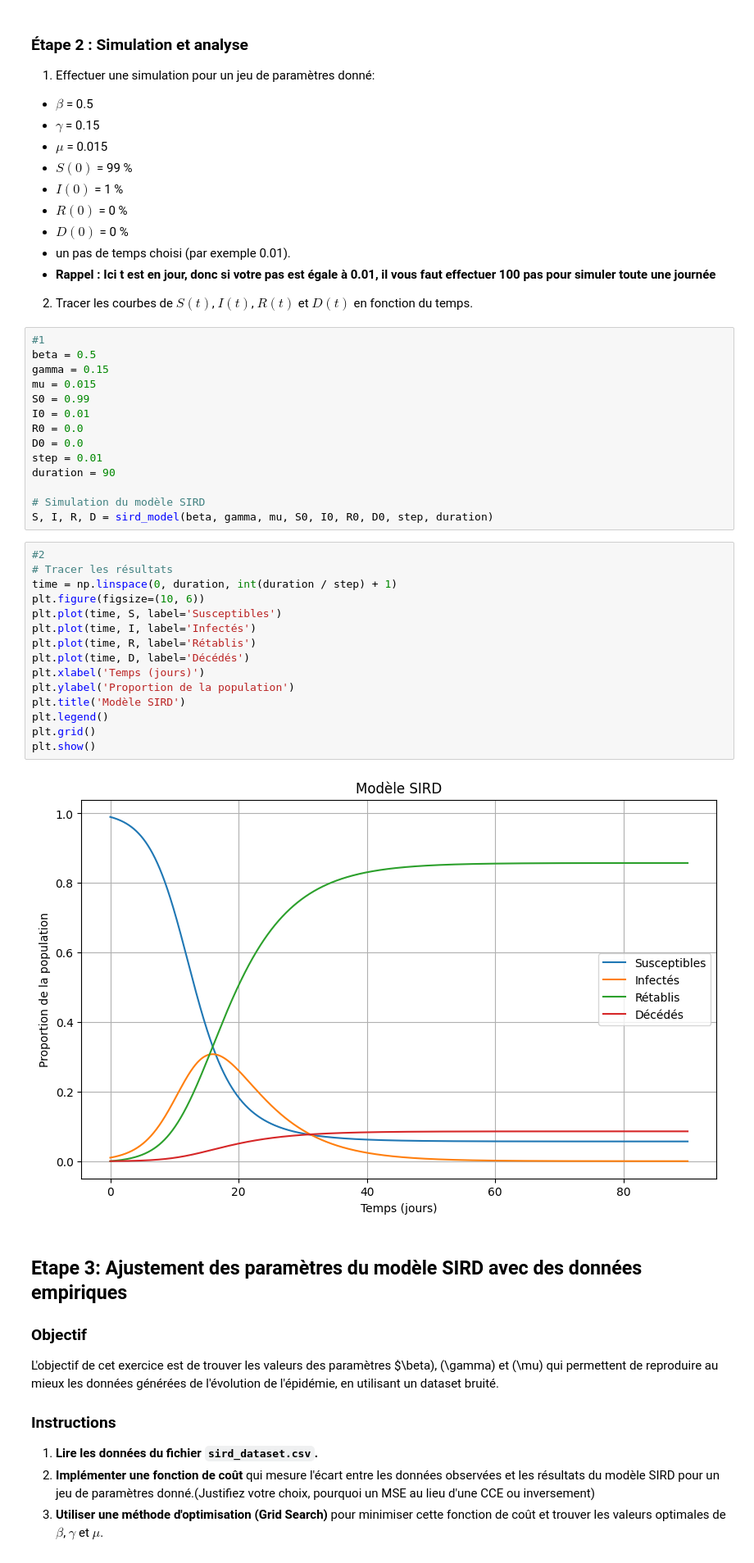
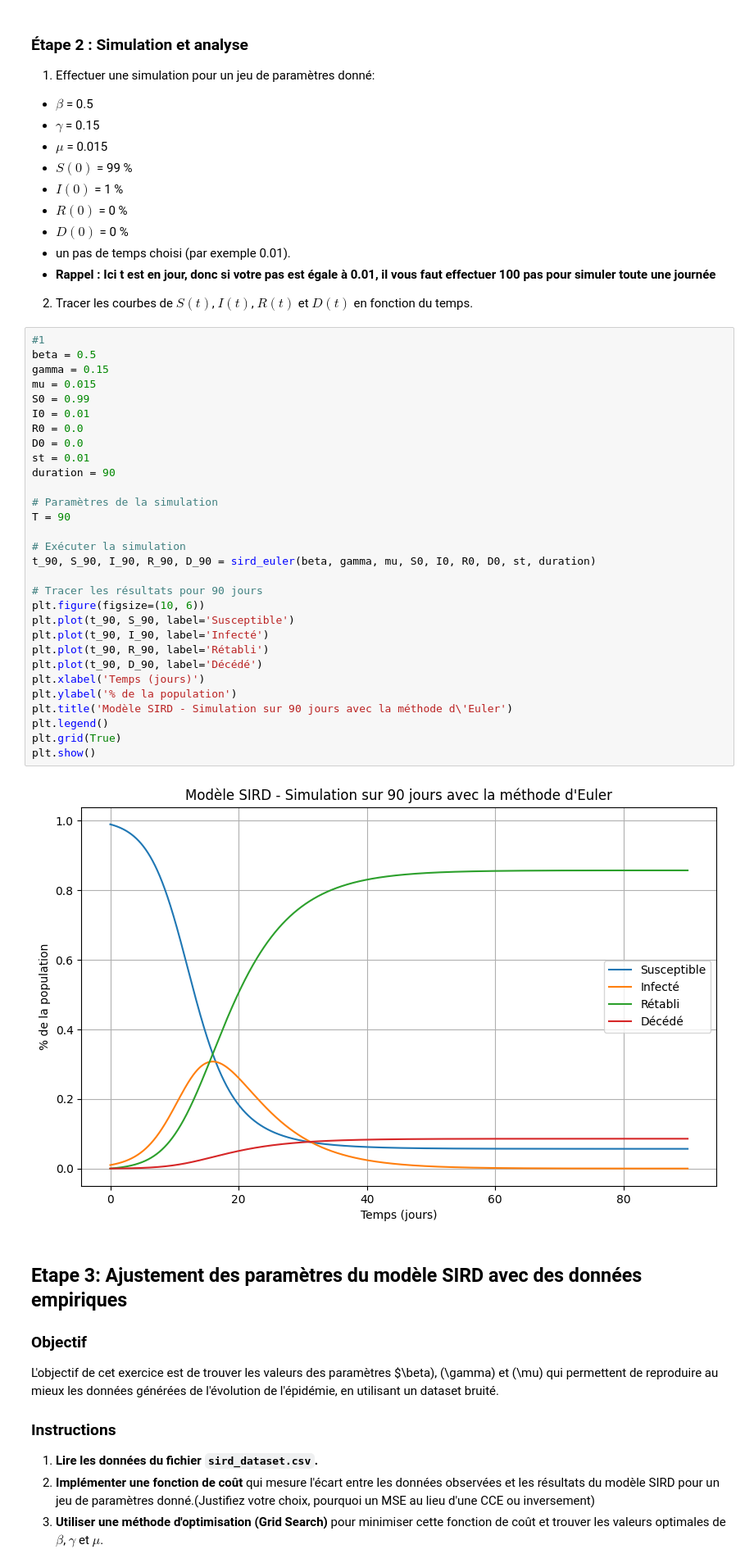
Before and after one commit to adem-mehdioui/Maths_Euler_Method, a Jupyter notebook: maths & data mining.ipynb, the cells around one changed output. Shown at 82% size. Saved outputs shown, nothing was run; the diff lists cells and outputs as text.

```diff
--- a/maths & data mining.ipynb
+++ b/maths & data mining.ipynb
@@ -79,37 +76,38 @@ def sird_model(beta, gamma, mu, S0, I0, R0, D0, step, duration):
 - un pas de temps choisi (par exemple 0.01).
 - **Rappel : Ici  t  est en jour, donc si votre pas est égale à 0.01, il vous faut effectuer 100 pas pour simuler toute une journée**
 2. Tracer les courbes de $S(t)$, $I(t)$, $R(t)$ et $D(t)$ en fonction du temps.
-# %%
-#1
-beta = 0.5
-gamma = 0.15
-mu = 0.015
-S0 = 0.99
-I0 = 0.01
-R0 = 0.0
-D0 = 0.0
-step = 0.01
-duration = 90
-
-# Simulation du modèle SIRD
-S, I, R, D = sird_model(beta, gamma, mu, S0, I0, R0, D0, step, duration)
-# %%
-#2
-# Tracer les résultats
-time = np.linspace(0, duration, int(duration / step) + 1)
-plt.figure(figsize=(10, 6))
-plt.plot(time, S, label='Susceptibles')
-plt.plot(time, I, label='Infectés')
-plt.plot(time, R, label='Rétablis')
-plt.plot(time, D, label='Décédés')
-plt.xlabel('Temps (jours)')
-plt.ylabel('Proportion de la population')
-plt.title('Modèle SIRD')
-plt.legend()
-plt.grid()
-plt.show()
-# %% [output]
-[figure, removed]
+# %%
+#1
+beta = 0.5
+gamma = 0.15
+mu = 0.015
+S0 = 0.99
+I0 = 0.01
+R0 = 0.0
+D0 = 0.0
+st = 0.01
+duration = 90
+
+# Paramètres de la simulation
+T = 90
+
+# Exécuter la simulation
+t_90, S_90, I_90, R_90, D_90 = sird_euler(beta, gamma, mu, S0, I0, R0, D0, st, duration)
+
+# Tracer les résultats pour 90 jours
+plt.figure(figsize=(10, 6))
+plt.plot(t_90, S_90, label='Susceptible')
+plt.plot(t_90, I_90, label='Infecté')
+plt.plot(t_90, R_90, label='Rétabli')
+plt.plot(t_90, D_90, label='Décédé')
+plt.xlabel('Temps (jours)')
+plt.ylabel('% de la population')
+plt.title('Modèle SIRD - Simulation sur 90 jours avec la méthode d\'Euler')
+plt.legend()
+plt.grid(True)
+plt.show()
+# %% [output]
+[figure, added]
 # %% [markdown]
 ## Etape 3: Ajustement des paramètres du modèle SIRD avec des données empiriques
 
```
Also changed, not shown: parts of 6 cells of this notebook, 1 other file.
